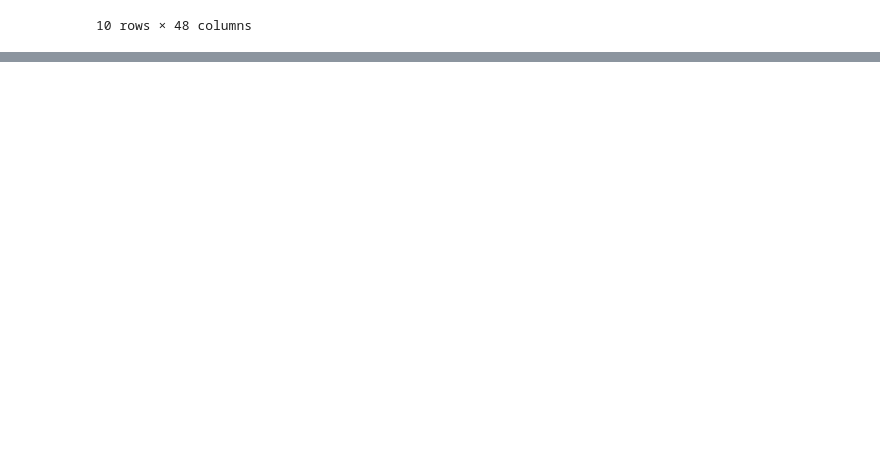
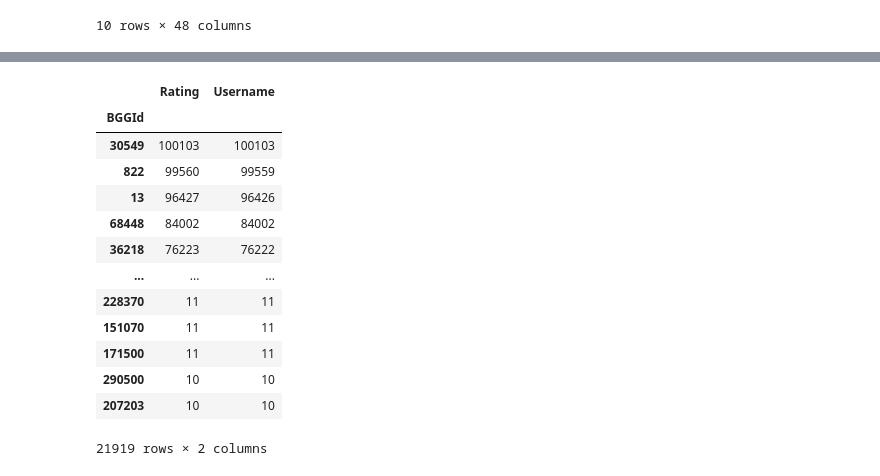
Before and after one commit to petr7555/pv254-board-games-recommender, a Jupyter notebook: server/playground/petr_janik/baselines.ipynb, the cells around one changed output, grey strips where cells are left out. Drawn from its saved outputs; the diff is of its cells as text; code cells hidden in the pictures; blank space fills up the shorter version.

```diff
--- a/server/playground/petr_janik/baselines.ipynb
+++ b/server/playground/petr_janik/baselines.ipynb
@@ -86,0 +104,18 @@ convert_to_json(games_ordered_by_name, 'gamesOrderedByName.json')
+# %%
+most_rated = ratings.groupby('BGGId').count().sort_values('Rating', ascending=False)
+most_rated
+# %% [output]
+|  | Rating | Username |
+| BGGId |  |  |
+| 30549 | 100103 | 100103 |
+| 822 | 99560 | 99559 |
+| 13 | 96427 | 96426 |
+| 68448 | 84002 | 84002 |
+| 36218 | 76223 | 76222 |
+| ... | ... | ... |
+| 228370 | 11 | 11 |
+| 151070 | 11 | 11 |
+| 171500 | 11 | 11 |
+| 290500 | 10 | 10 |
+| 207203 | 10 | 10 |
+21919 rows × 2 columns
```
Also changed, not shown: parts of 3 cells of this notebook, 21 other files.
